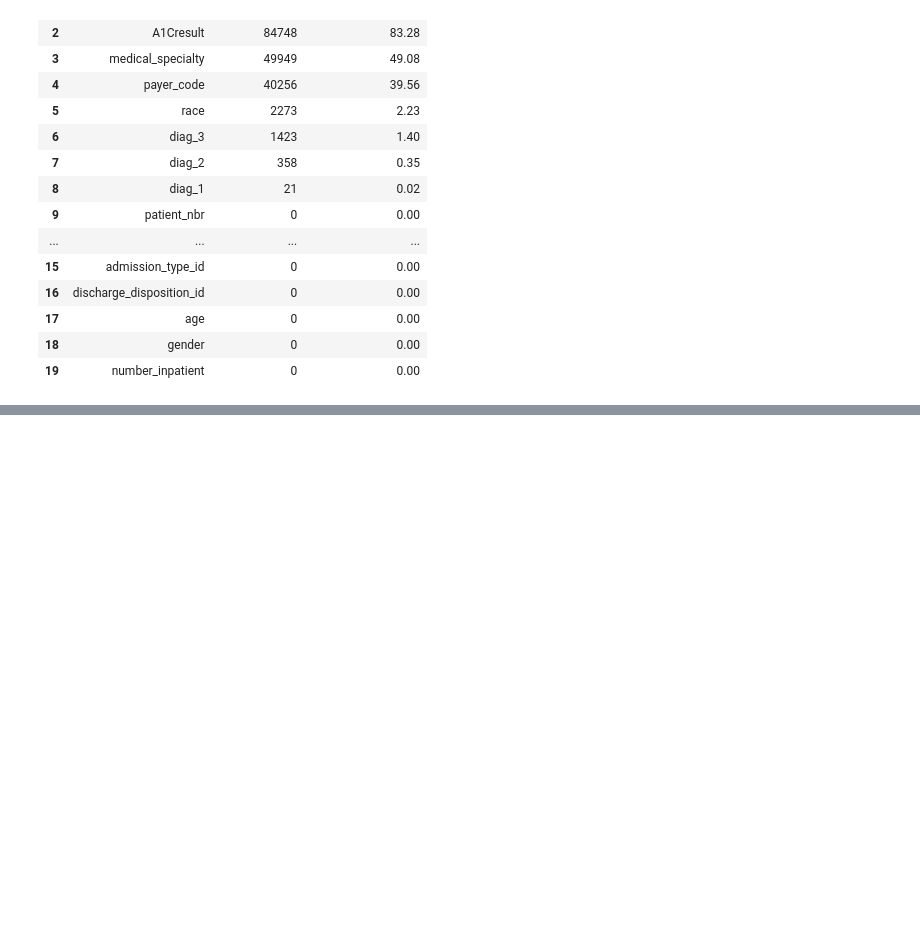
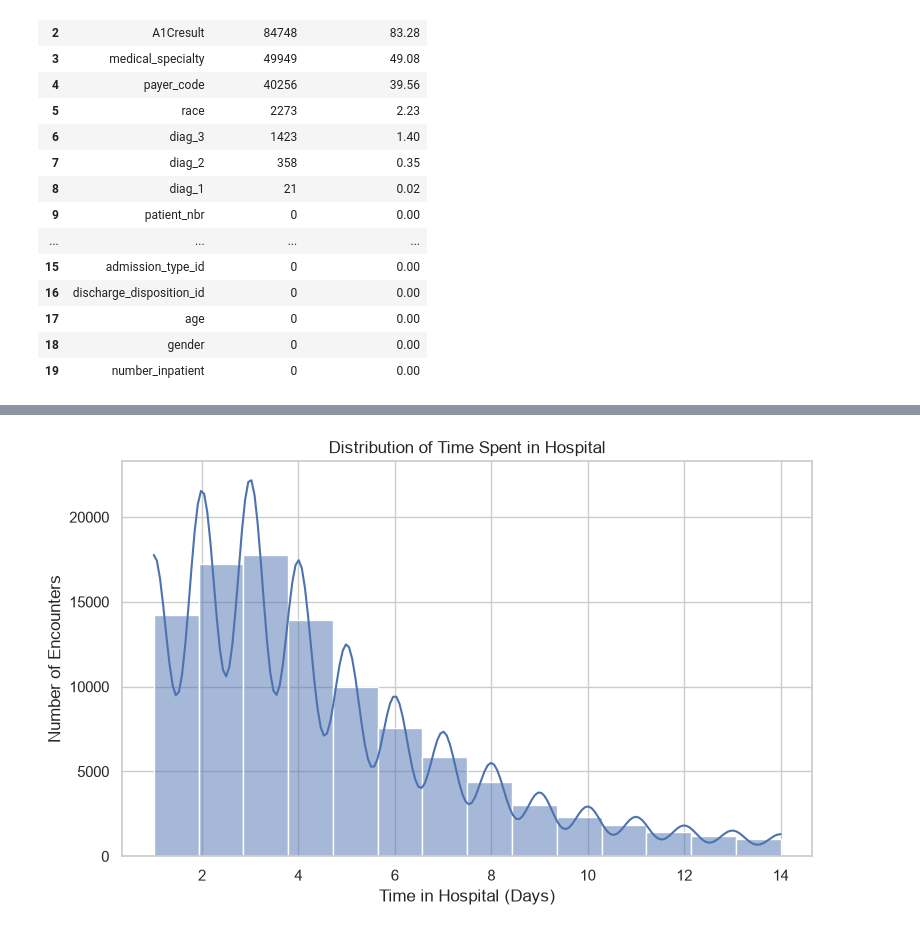
Before and after one commit to mithun6gowda/hospital-readmission-prediction, a Jupyter notebook: data_preparation.ipynb, the cells around one changed output, grey strips where cells are left out. Drawn from its saved outputs; the diff is of its cells as text; code cells hidden in the pictures; blank space fills up the shorter version.

```diff
--- a/data_preparation.ipynb
+++ b/data_preparation.ipynb
@@ -377,0 +418,20 @@ missing_summary.head(20)
+# %%
+# Distribution of hospital stay duration
+
+plt.figure(figsize=(8, 5))
+
+sns.histplot(
+    data=df,
+    x="time_in_hospital",
+    bins=14,
+    kde=True
+)
+
+plt.title("Distribution of Time Spent in Hospital")
+plt.xlabel("Time in Hospital (Days)")
+plt.ylabel("Number of Encounters")
+
+plt.tight_layout()
+plt.show()
+# %% [output]
+[figure, added]
```
Also changed, not shown: parts of 11 cells of this notebook.
